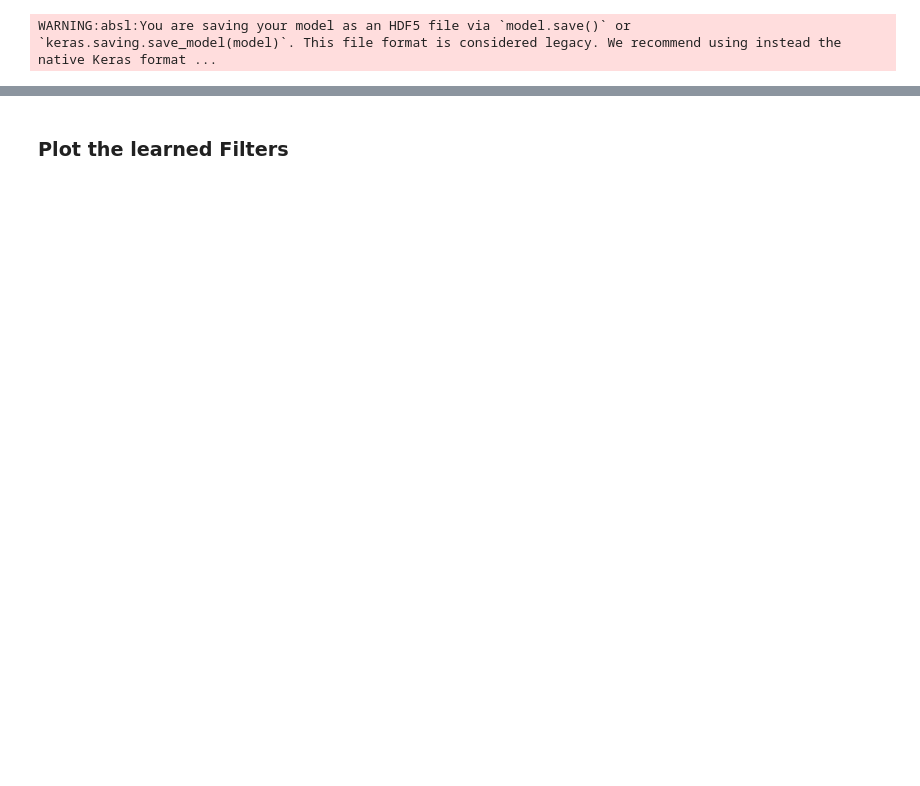
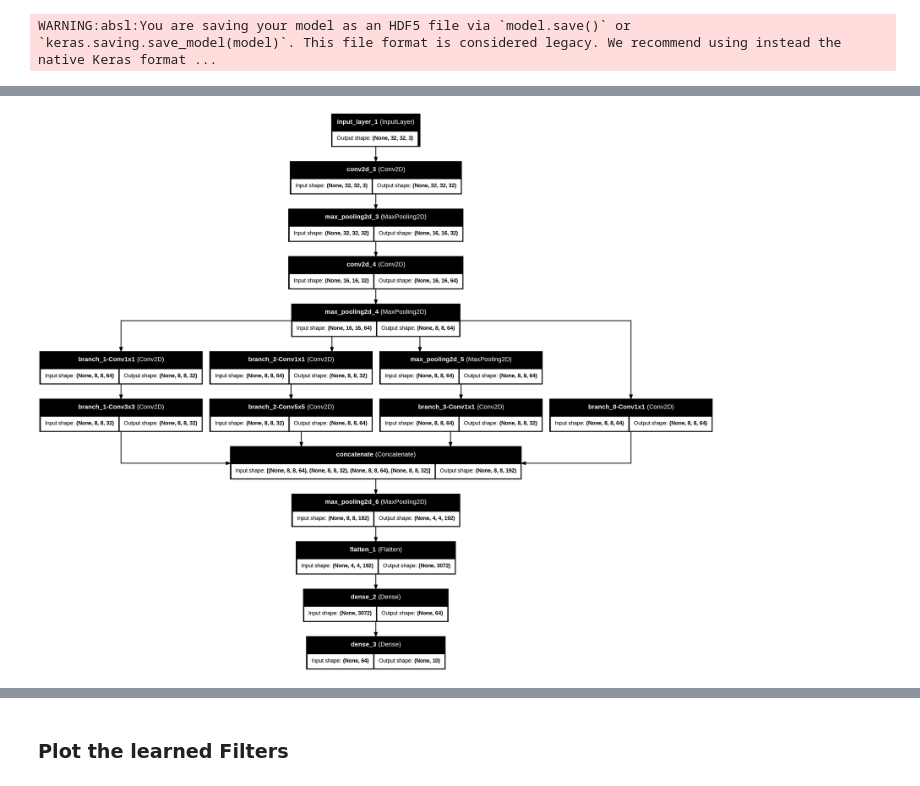
Before and after one commit to UniPG-KitLab/Machine_Learning-Lab, a Jupyter notebook: 03_CNN/SOL-CNN.ipynb, the cells around one changed output, grey strips where cells are left out. Saved outputs shown, nothing was run; the diff lists cells and outputs as text; code cells hidden in the pictures; blank space fills up the shorter version.

Commit message:
✨ (Lecture_03): add Inception layer

```diff
--- a/03_CNN/SOL-CNN.ipynb
+++ b/03_CNN/SOL-CNN.ipynb
@@ -243,0 +297,17 @@ WARNING:absl:You are saving your model as an HDF5 file via `model.save()` or `ke
+# %%
+# Inception module
+def inception_module(x):
+  tower_0 = Conv2D(64, (1,1), padding='same', activation='relu', name="branch_0-Conv1x1")(x)
+
+  tower_1 = Conv2D(32, (1,1), padding='same', activation='relu', name="branch_1-Conv1x1")(x)
+  tower_1 = Conv2D(32, (3,3), padding='same', activation='relu', name="branch_1-Conv3x3")(tower_1)
+
+  tower_2 = Conv2D(32, (1,1), padding='same', activation='relu', name="branch_2-Conv1x1")(x)
+  tower_2 = Conv2D(64, (5,5), padding='same', activation='relu', name="branch_2-Conv5x5")(tower_2)
+
+  tower_3 = MaxPooling2D((3,3), strides=(1,1), padding='same')(x)
+  tower_3 = Conv2D(32, (1,1), padding='same', activation='relu', name="branch_3-Conv1x1")(tower_3)
+
+  output = keras.layers.concatenate([tower_0, tower_1, tower_2, tower_3], axis = 3) # stacking on channel dimension
+
+  return output
@@ -243,0 +318,20 @@ WARNING:absl:You are saving your model as an HDF5 file via `model.save()` or `ke
+# %%
+input_img = keras.Input(shape = (32, 32, 3))
+
+conv_block1 = Conv2D(filters=32, kernel_size=(3, 3), activation='relu', padding="same")(input_img)
+conv_block1 = MaxPooling2D((2, 2))(conv_block1)
+conv_block1 = Conv2D(filters=64, kernel_size=(3, 3), activation='relu', padding="same")(conv_block1)
+conv_block1 = MaxPooling2D((2, 2))(conv_block1)
+
+# Inception Blocks
+inception_out1 = inception_module(conv_block1)
+inception_out1 = MaxPooling2D((2, 2))(inception_out1)
+
+latent_features = Flatten()(inception_out1)
+
+output = Dense(64, activation='relu')(latent_features)
+output = Dense(10, activation='softmax')(output)
+
+# Define keras Model
+model_inception = Model(inputs = input_img, outputs = output)
+model_inception.summary()
@@ -243,0 +360,10 @@ WARNING:absl:You are saving your model as an HDF5 file via `model.save()` or `ke
+# %%
+plot_model(
+    model_inception,
+    to_file='model_inception.png',
+    show_layer_activations=False,
+    show_shapes=True,
+    show_layer_names=True,
+    )
+# %% [output]
+[figure, added]
```
Also changed, not shown: parts of 26 cells of this notebook, 1 other file.
